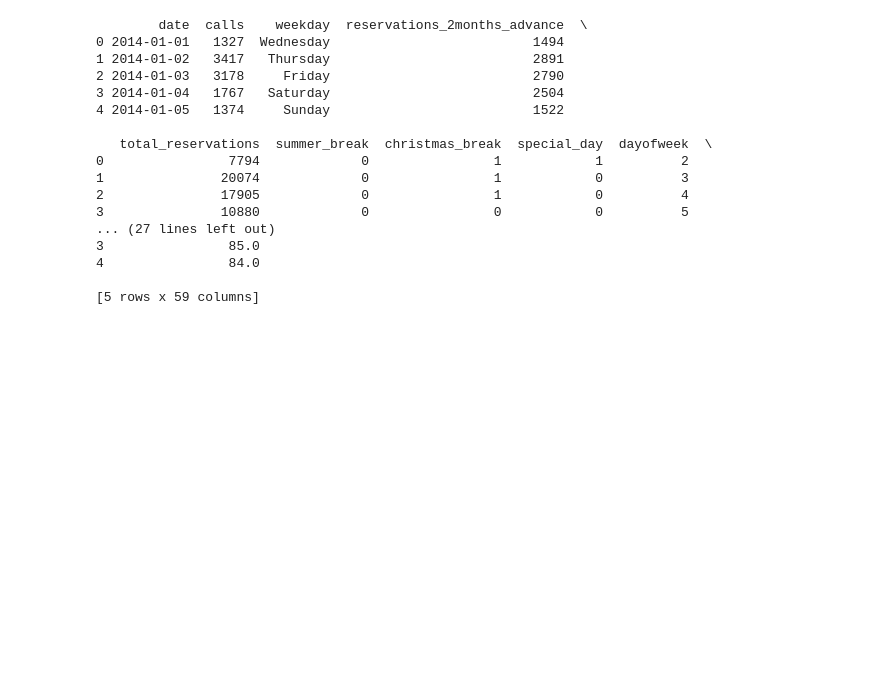
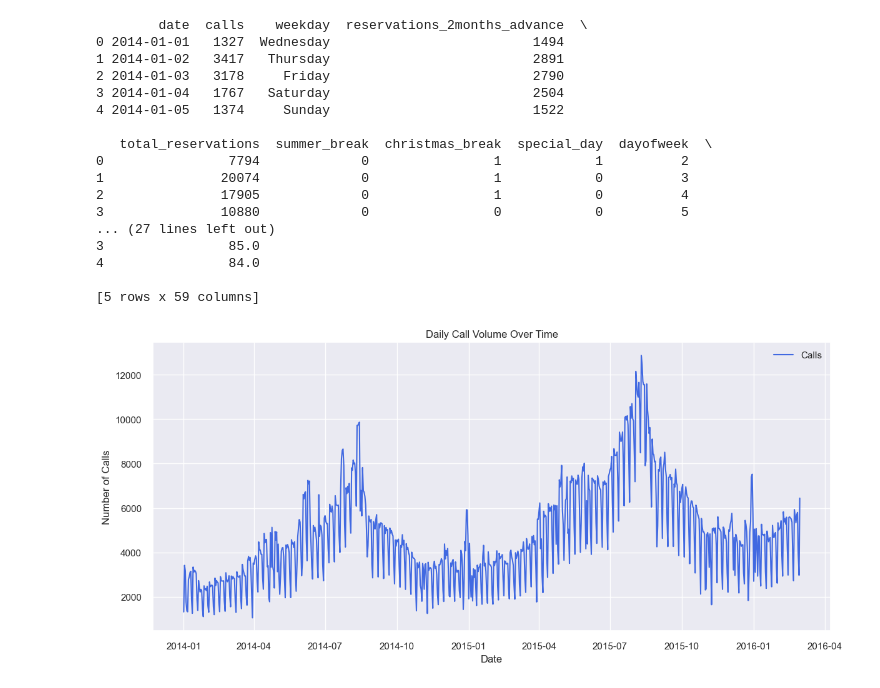
Before and after one commit to didulanthaisuru/TeleCall_Forecast, a Jupyter notebook: feature_engineering.ipynb, the cells around one changed output. Drawn from its saved outputs; the diff is of its cells as text; code cells hidden in the pictures; blank space fills up the shorter version.

```diff
--- a/feature_engineering.ipynb
+++ b/feature_engineering.ipynb
@@ -153,3 +153,92 @@ print(df.head())
 4                84.0
 
 [5 rows x 59 columns]
+# %%
+import matplotlib.pyplot as plt
+import seaborn as sns
+
+# Set style
+plt.style.use("seaborn-v0_8")
+sns.set(rc={"figure.figsize":(12,6)})
+# %%
+# 1. Line plot of calls over time
+plt.figure(figsize=(14,6))
+plt.plot(df['date'], df['calls'], label="Calls", color="royalblue")
+plt.title("Daily Call Volume Over Time")
+plt.xlabel("Date")
+plt.ylabel("Number of Calls")
+plt.legend()
+plt.show()
+
+
+# 2. Calls grouped by day of week
+
+plt.figure(figsize=(8,5))
+sns.boxplot(x='dayofweek', y='calls', data=df, palette="coolwarm")
+plt.title("Call Distribution by Day of Week")
+plt.xlabel("Day of Week (0=Mon, 6=Sun)")
+plt.ylabel("Calls")
+plt.show()
+
+
+# 3. Seasonality: Calls by Month
+
+monthly_calls = df.groupby('month')['calls'].mean()
+plt.figure(figsize=(8,5))
+sns.barplot(x=monthly_calls.index, y=monthly_calls.values, palette="mako")
+plt.title("Average Calls by Month")
+plt.xlabel("Month")
+plt.ylabel("Average Calls")
+plt.show()
+
+
+# 4. Effect of Breaks on Calls
+
+plt.figure(figsize=(12,6))
+sns.boxplot(x='summer_break', y='calls', data=df, palette="Set2")
+plt.title("Effect of Summer Break on Calls")
+plt.xlabel("Summer Break (0=No, 1=Yes)")
+plt.ylabel("Calls")
+plt.show()
+
+plt.figure(figsize=(12,6))
+sns.boxplot(x='christmas_break', y='calls', data=df, palette="Set3")
+plt.title("Effect of Christmas Break on Calls")
+plt.xlabel("Christmas Break (0=No, 1=Yes)")
+plt.ylabel("Calls")
+plt.show()
+
+# 5. Calls vs Reservations
+
+plt.figure(figsize=(10,6))
+sns.scatterplot(x='total_reservations', y='calls', data=df, alpha=0.6, color="darkred")
+plt.title("Calls vs Total Reservations")
+plt.xlabel("Total Reservations")
+plt.ylabel("Calls")
+plt.show()
+
+
+# 6. Correlation Heatmap (Top Features)
+
+plt.figure(figsize=(14,10))
+corr = df[['calls','total_reservations','reservations_2months_advance',
+           'calls_lag_1','calls_roll_mean_7','calls_roll_std_7',
+           'reservations_ratio','calls_per_reservation']].corr()
+sns.heatmap(corr, annot=True, fmt=".2f", cmap="coolwarm", center=0)
+plt.title("Correlation Heatmap (Selected Features)")
+plt.show()
+
+
+# 7. Rolling Average Visualization
+
+plt.figure(figsize=(14,6))
+plt.plot(df['date'], df['calls'], label="Daily Calls", alpha=0.5)
+plt.plot(df['date'], df['calls_roll_mean_7'], label="7-day Rolling Mean", color="red")
+plt.plot(df['date'], df['calls_roll_mean_30'], label="30-day Rolling Mean", color="green")
+plt.title("Calls with Rolling Averages")
+plt.xlabel("Date")
+plt.ylabel("Calls")
+plt.legend()
+plt.show()
+# %% [output]
+[figure, added]
```
Also changed, not shown: parts of 7 cells of this notebook, 3 other files.
